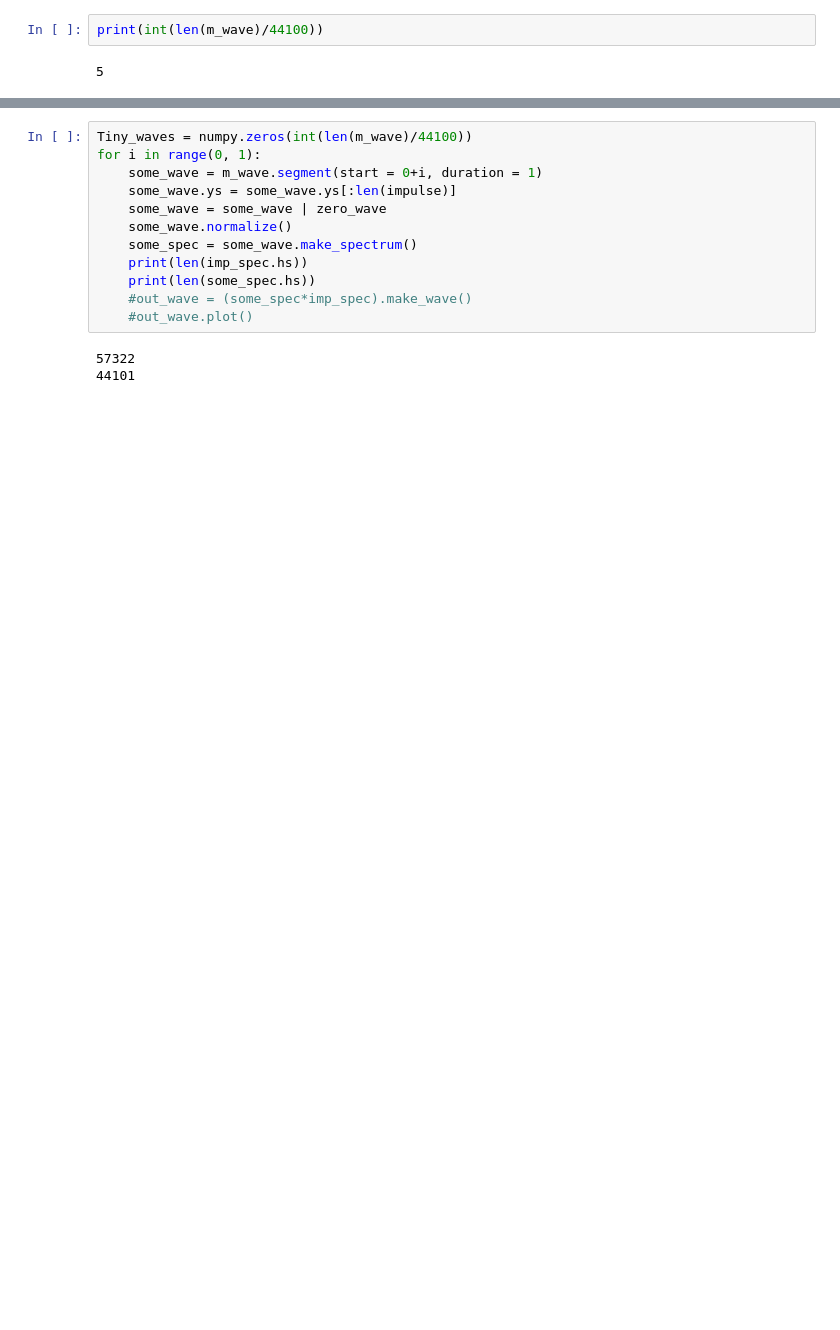
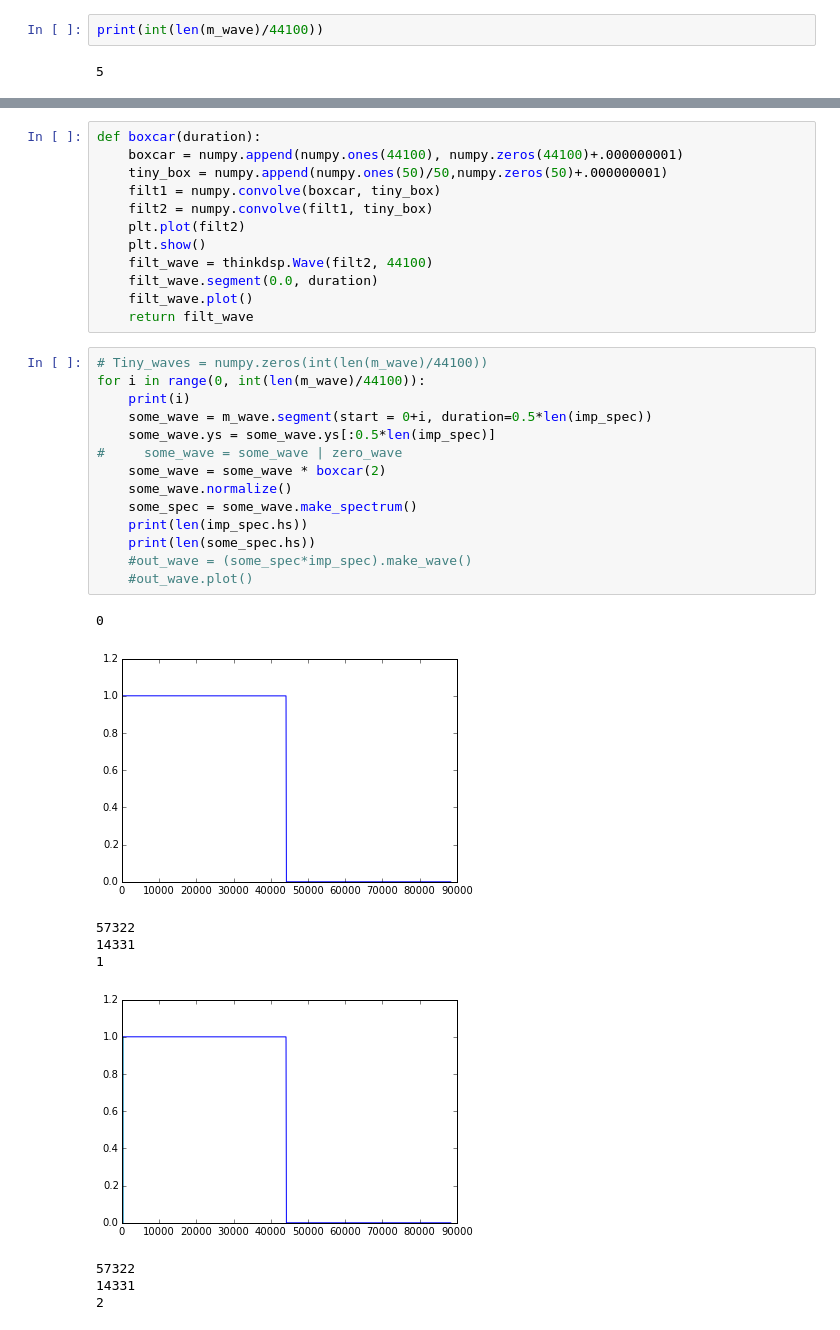
Before and after one commit to CaseyAlvarado/SigSysFinalProject_3DSound, a Jupyter notebook: More_Advanced_Convolution.ipynb, the cells around one changed output, grey strips where cells are left out. Drawn from its saved outputs; the diff is of its cells as text; blank space fills up the shorter version.

Commit message:
adding boxcar. not working

```diff
--- a/More_Advanced_Convolution.ipynb
+++ b/More_Advanced_Convolution.ipynb
@@ -40,15 +47,36 @@ print(int(len(m_wave)/44100))
+# %%
+def boxcar(duration):
+    boxcar = numpy.append(numpy.ones(44100), numpy.zeros(44100)+.000000001)
+    tiny_box = numpy.append(numpy.ones(50)/50,numpy.zeros(50)+.000000001)
+    filt1 = numpy.convolve(boxcar, tiny_box)
+    filt2 = numpy.convolve(filt1, tiny_box)
+    plt.plot(filt2)
+    plt.show()
+    filt_wave = thinkdsp.Wave(filt2, 44100)
+    filt_wave.segment(0.0, duration)
+    filt_wave.plot()
+    return filt_wave
 # %%
-Tiny_waves = numpy.zeros(int(len(m_wave)/44100))
-for i in range(0, 1):
-    some_wave = m_wave.segment(start = 0+i, duration = 1)
-    some_wave.ys = some_wave.ys[:len(impulse)]
-    some_wave = some_wave | zero_wave
+# Tiny_waves = numpy.zeros(int(len(m_wave)/44100))
+for i in range(0, int(len(m_wave)/44100)):
+    print(i)
+    some_wave = m_wave.segment(start = 0+i, duration=0.5*len(imp_spec))
+    some_wave.ys = some_wave.ys[:0.5*len(imp_spec)]
+#     some_wave = some_wave | zero_wave
+    some_wave = some_wave * boxcar(2)
     some_wave.normalize()
     some_spec = some_wave.make_spectrum()
     print(len(imp_spec.hs))
     print(len(some_spec.hs))
     #out_wave = (some_spec*imp_spec).make_wave()
     #out_wave.plot()
 # %% [output]
-57322
-44101
+0
+[figure, added]
+57322
+14331
+1
+[figure, added]
+57322
+14331
+2
```
Also changed, not shown: parts of 7 cells of this notebook.
